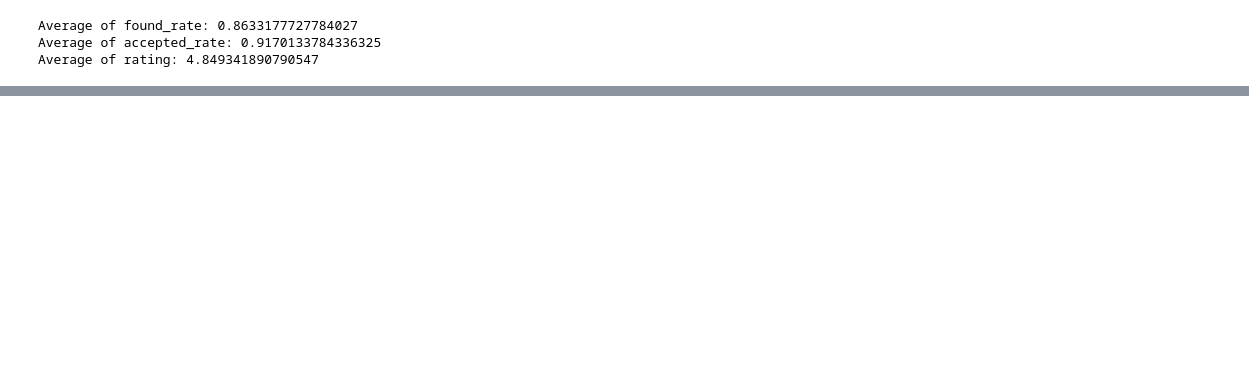
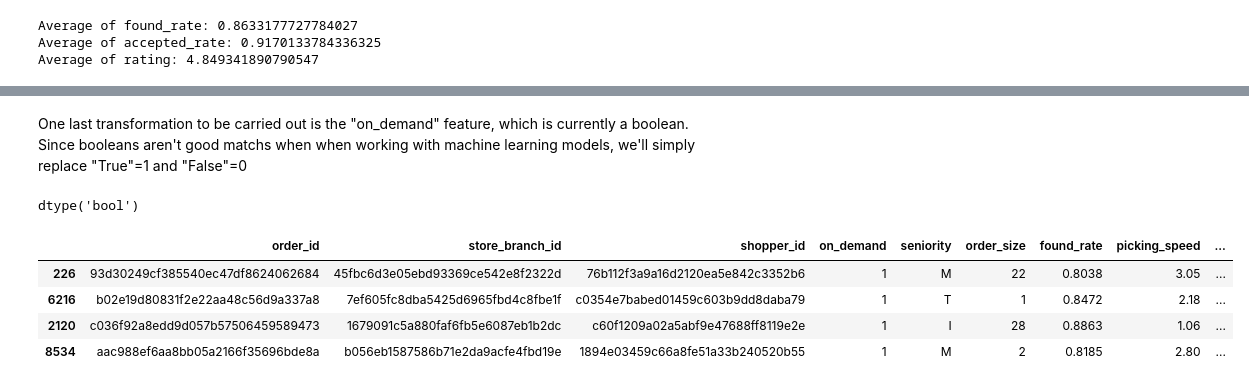
Before and after one commit to tiagottmoraes/CS-s-Data-Science-Example, a Jupyter notebook: ETL.ipynb, the cells around one changed output, grey strips where cells are left out. Saved outputs shown, nothing was run; the diff lists cells and outputs as text; code cells hidden in the pictures; blank space fills up the shorter version.

```diff
--- a/ETL.ipynb
+++ b/ETL.ipynb
@@ -488,0 +490,6 @@ df_merge.sample(2)
+# %% [markdown]
+One last transformation to be carried out is the "on_demand" feature, which is currently a boolean. Since booleans aren't good matchs when when working with machine learning models, we'll simply replace "True"=1 and "False"=0
+# %%
+df_merge['on_demand'].dtypes
+# %% [output]
+dtype('bool')
@@ -488,0 +500,8 @@ df_merge.sample(2)
+# %%
+df_merge.sample(4)
+# %% [output]
+|  | order_id | store_branch_id | shopper_id | on_demand | seniority | order_size | found_rate | picking_speed | ... |
+| 226 | 93d30249cf385540ec47df8624062684 | 45fbc6d3e05ebd93369ce542e8f2322d | 76b112f3a9a16d2120ea5e842c3352b6 | 1 | M | 22 | 0.8038 | 3.05 | ... |
+| 6216 | b02e19d80831f2e22aa48c56d9a337a8 | 7ef605fc8dba5425d6965fbd4c8fbe1f | c0354e7babed01459c603b9dd8daba79 | 1 | T | 1 | 0.8472 | 2.18 | ... |
+| 2120 | c036f92a8edd9d057b57506459589473 | 1679091c5a880faf6fb5e6087eb1b2dc | c60f1209a02a5abf9e47688ff8119e2e | 1 | I | 28 | 0.8863 | 1.06 | ... |
+| 8534 | aac988ef6aa8bb05a2166f35696bde8a | b056eb1587586b71e2da9acfe4fbd19e | 1894e03459c66a8fe51a33b240520b55 | 1 | M | 2 | 0.8185 | 2.80 | ... |
```
Also changed, not shown: parts of 44 cells of this notebook.
